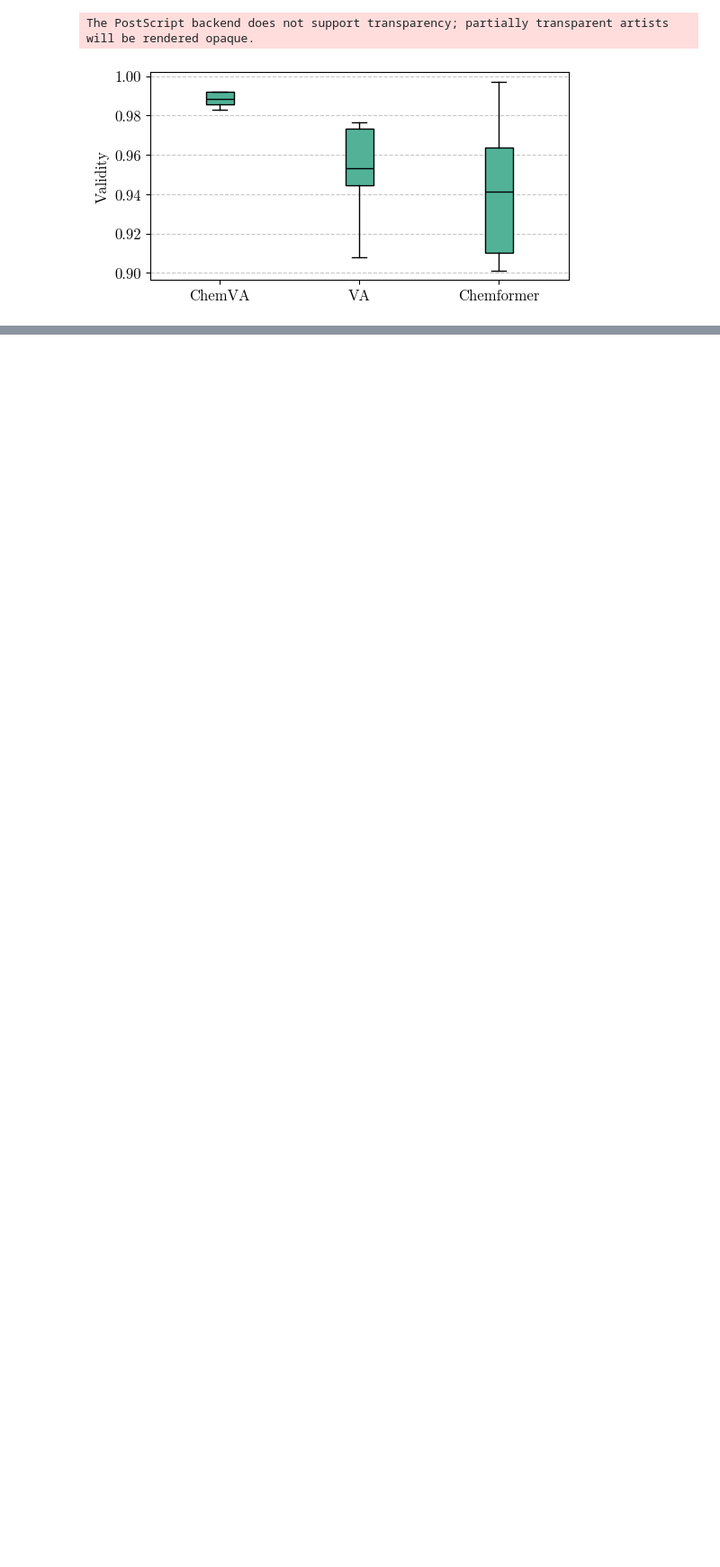
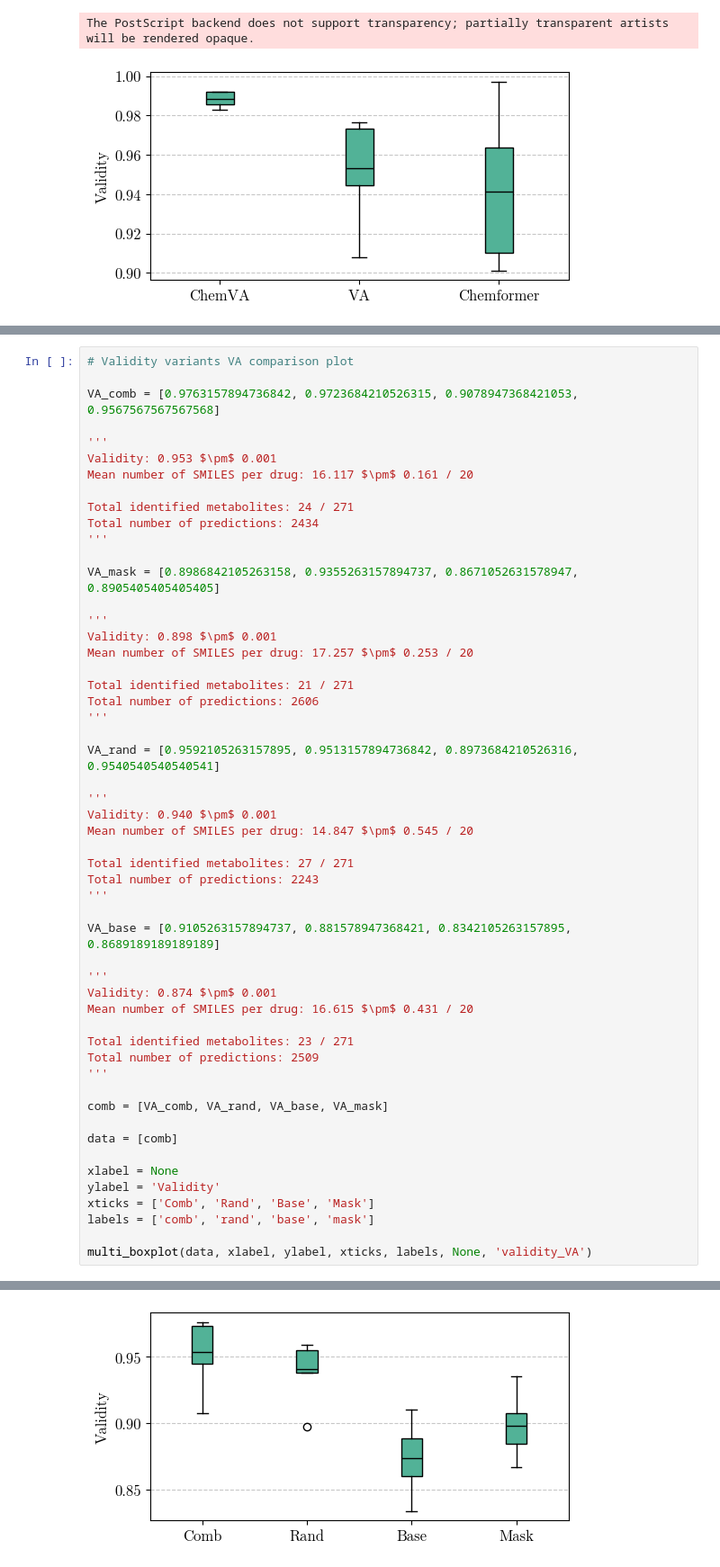
Before and after one commit to tsofiac/LAGOM, a Jupyter notebook: data_analysis/boxplot.ipynb, the cells around one changed output, grey strips where cells are left out. Shown at 90% size. Drawn from its saved outputs; the diff is of its cells as text; blank space fills up the shorter version.

```diff
--- a/data_analysis/boxplot.ipynb
+++ b/data_analysis/boxplot.ipynb
@@ -216,3 +218,57 @@ multi_boxplot(data, xlabel, ylabel, xticks, labels, None, 'validity_variants')
 # %% [output]
 The PostScript backend does not support transparency; partially transparent artists will be rendered opaque.
 [figure]
+# %%
+# Validity variants VA comparison plot
+
+VA_comb = [0.9763157894736842, 0.9723684210526315, 0.9078947368421053, 0.9567567567567568]
+
+'''
+Validity: 0.953 $\pm$ 0.001
+Mean number of SMILES per drug: 16.117 $\pm$ 0.161 / 20
+
+Total identified metabolites: 24 / 271
+Total number of predictions: 2434
+'''
+
+VA_mask = [0.8986842105263158, 0.9355263157894737, 0.8671052631578947, 0.8905405405405405]
+
+'''
+Validity: 0.898 $\pm$ 0.001
+Mean number of SMILES per drug: 17.257 $\pm$ 0.253 / 20
+
+Total identified metabolites: 21 / 271
+Total number of predictions: 2606
+'''
+
+VA_rand = [0.9592105263157895, 0.9513157894736842, 0.8973684210526316, 0.9540540540540541]
+
+'''
+Validity: 0.940 $\pm$ 0.001
+Mean number of SMILES per drug: 14.847 $\pm$ 0.545 / 20
+
+Total identified metabolites: 27 / 271
+Total number of predictions: 2243
+'''
+
+VA_base = [0.9105263157894737, 0.881578947368421, 0.8342105263157895, 0.8689189189189189]
+
+'''
+Validity: 0.874 $\pm$ 0.001
+Mean number of SMILES per drug: 16.615 $\pm$ 0.431 / 20
+
+Total identified metabolites: 23 / 271
+Total number of predictions: 2509
+'''
+
+comb = [VA_comb, VA_rand, VA_base, VA_mask]
+
+data = [comb]
+
+xlabel = None
+ylabel = 'Validity'
+xticks = ['Comb', 'Rand', 'Base', 'Mask']
+labels = ['comb', 'rand', 'base', 'mask']
+
+multi_boxplot(data, xlabel, ylabel, xticks, labels, None, 'validity_VA')
+# %% [output]
@@ -219,3 +276,4 @@ The PostScript backend does not support transparency; partially transparent arti
+[figure, added]
 # %%
 # ChemVA variants
 bs = 4
```
Also changed, not shown: parts of 6 cells of this notebook, 7 other files.
